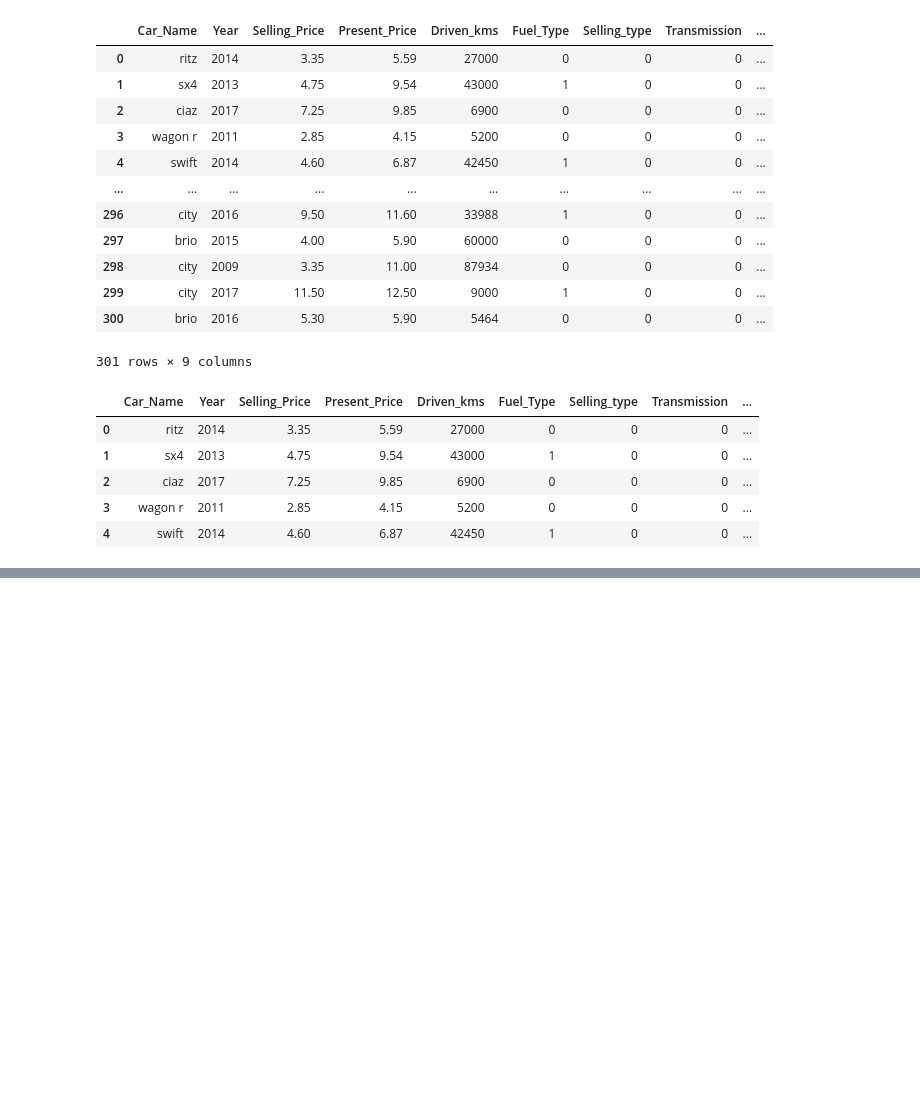
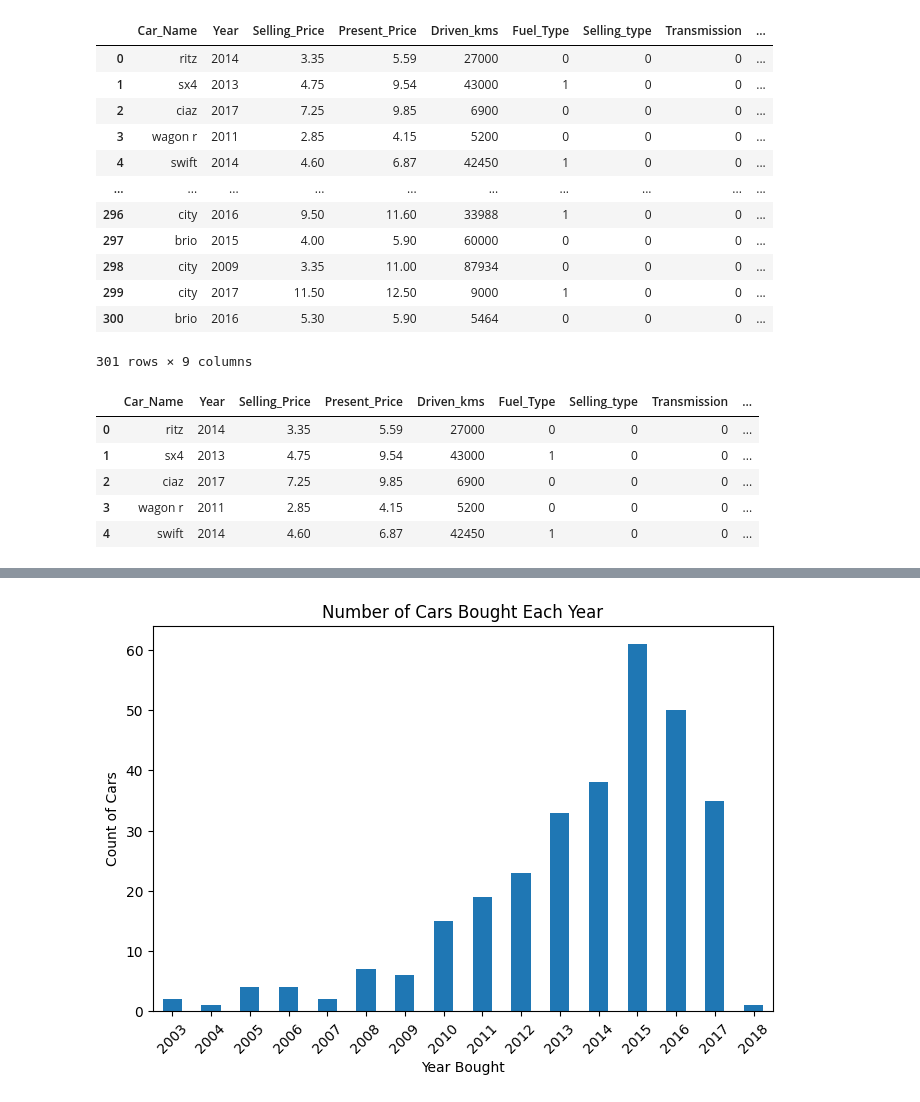
Before and after one commit to aalhadramteke/CodeAlpha_Car-Price-Prediction, a Jupyter notebook: main.ipynb, the cells around one changed output, grey strips where cells are left out. Cells and saved outputs as stored; diff of their text form; code cells hidden in the pictures; blank space fills up the shorter version.

```diff
--- a/main.ipynb
+++ b/main.ipynb
@@ -139,0 +160,17 @@ df.head()
+# %%
+#Number of cars brought per year
+plt.figure(figsize=(8, 5))
+
+yearly_counts = df.groupby('Year').count()['Car_Name']
+
+yearly_counts.plot(kind='bar')
+
+plt.xticks(rotation=45)
+
+plt.xlabel('Year Bought')
+plt.ylabel('Count of Cars')
+plt.title('Number of Cars Bought Each Year')
+
+plt.show()
+# %% [output]
+[figure, added]
```
Also changed, not shown: parts of 3 cells of this notebook.
